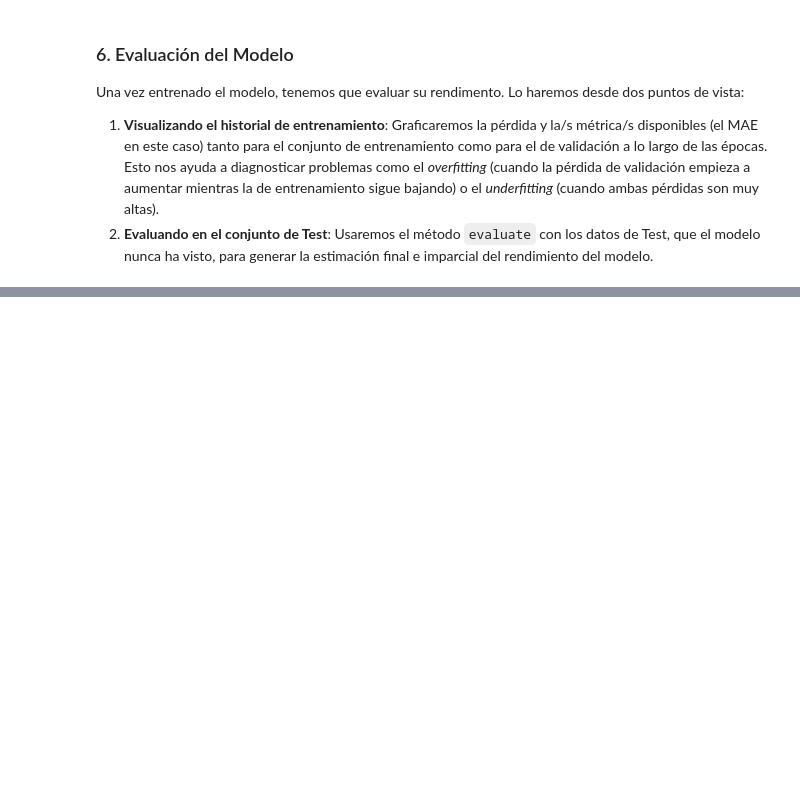
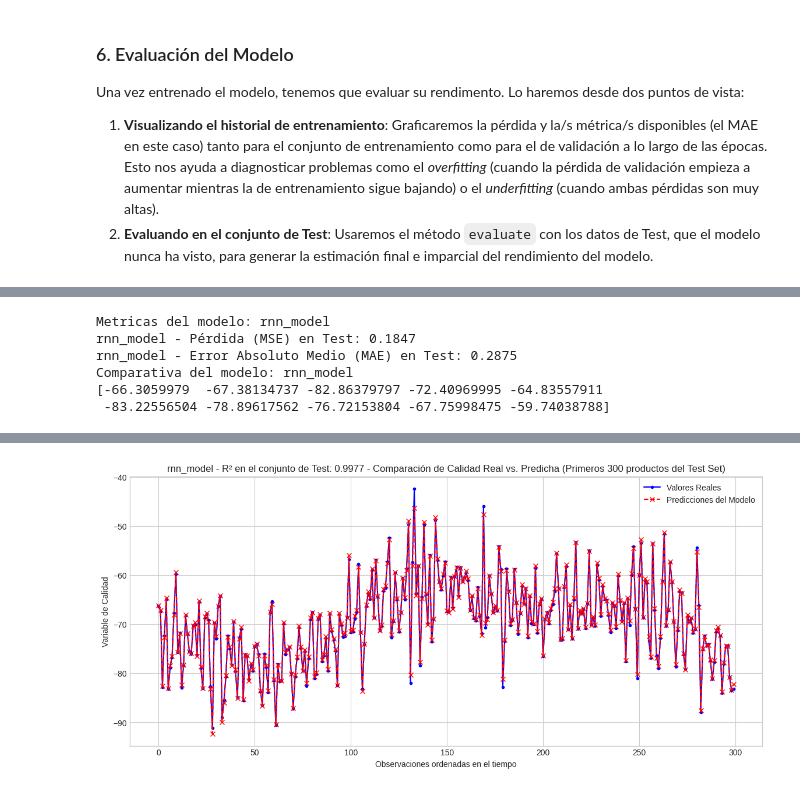
Before and after one commit to dmerap/MIOT_GDPI, a Jupyter notebook: TEMP_Unidad05_introduccion_RNN.ipynb, the cells around one changed output, grey strips where cells are left out. Saved outputs shown, nothing was run; the diff lists cells and outputs as text; code cells hidden in the pictures; blank space fills up the shorter version.

```diff
--- a/TEMP_Unidad05_introduccion_RNN.ipynb
+++ b/TEMP_Unidad05_introduccion_RNN.ipynb
@@ -565,17 +794,16 @@ def print_seq__pred_vs_real(model, test_dataset, targets=None):
         #print(f"numero de batches: {len(real_test)} - Elementos en el batch: {len(real_test[0])}")
         actual_real_test = np.concatenate(real_test)#contactenamos todas las listas dentro de la lista (numero de batches) en una sola lista
     else:
-        actual_real_test=targets
+        actual_real_test=targets.reset_index()
 
 
-    print(predictions[:10])
     print(actual_real_test[:10])
     r2 = r2_score(actual_real_test, predictions)
-    #print(f"{model.name} - Coeficiente de Determinación (R²) en el conjunto de Test: {r2:.4f}")
-    plot_range = min(300, len(actual_targets_test))
+
+    plot_range = min(300, len(actual_real_test))
 
     plt.figure(figsize=(14, 6))
-    plt.plot(actual_targets_test[:plot_range], label='Valores Reales ', color='blue', marker='.', linestyle='-')
+    plt.plot(actual_real_test[:plot_range], label='Valores Reales ', color='blue', marker='.', linestyle='-')
     plt.plot(predictions[:plot_range, 0], label='Predicciones del Modelo', color='red', marker='x', linestyle='--')
     plt.title(f'{model.name} - R² en el conjunto de Test: {r2:.4f} - Comparación de Calidad Real vs. Predicha (Primeros {plot_range} productos del Test Set)')
     plt.xlabel('Observaciones ordenadas en el tiempo')
@@ -588,8 +816,10 @@ def print_seq__pred_vs_real(model, test_dataset, targets=None):
 
 print_test_metrics(rnn_model, test_dataset)
 print_seq__pred_vs_real(rnn_model, test_dataset)
-
-
-
-print_test_metrics(dense_model, test_features[::], test_targets[::])
-print_seq__pred_vs_real(dense_model, test_features[::], test_targets[::])
+# %% [output]
+Metricas del modelo: rnn_model
+rnn_model - Pérdida (MSE) en Test: 0.1847
+rnn_model - Error Absoluto Medio (MAE) en Test: 0.2875
+Comparativa del modelo: rnn_model
+[-66.3059979  -67.38134737 -82.86379797 -72.40969995 -64.83557911
+ -83.22556504 -78.89617562 -76.72153804 -67.75998475 -59.74038788]
@@ -595,0 +827 @@ print_seq__pred_vs_real(dense_model, test_features[::], test_targets[::])
+[figure, added]
```
Also changed, not shown: parts of 23 cells of this notebook, 4 other files.
